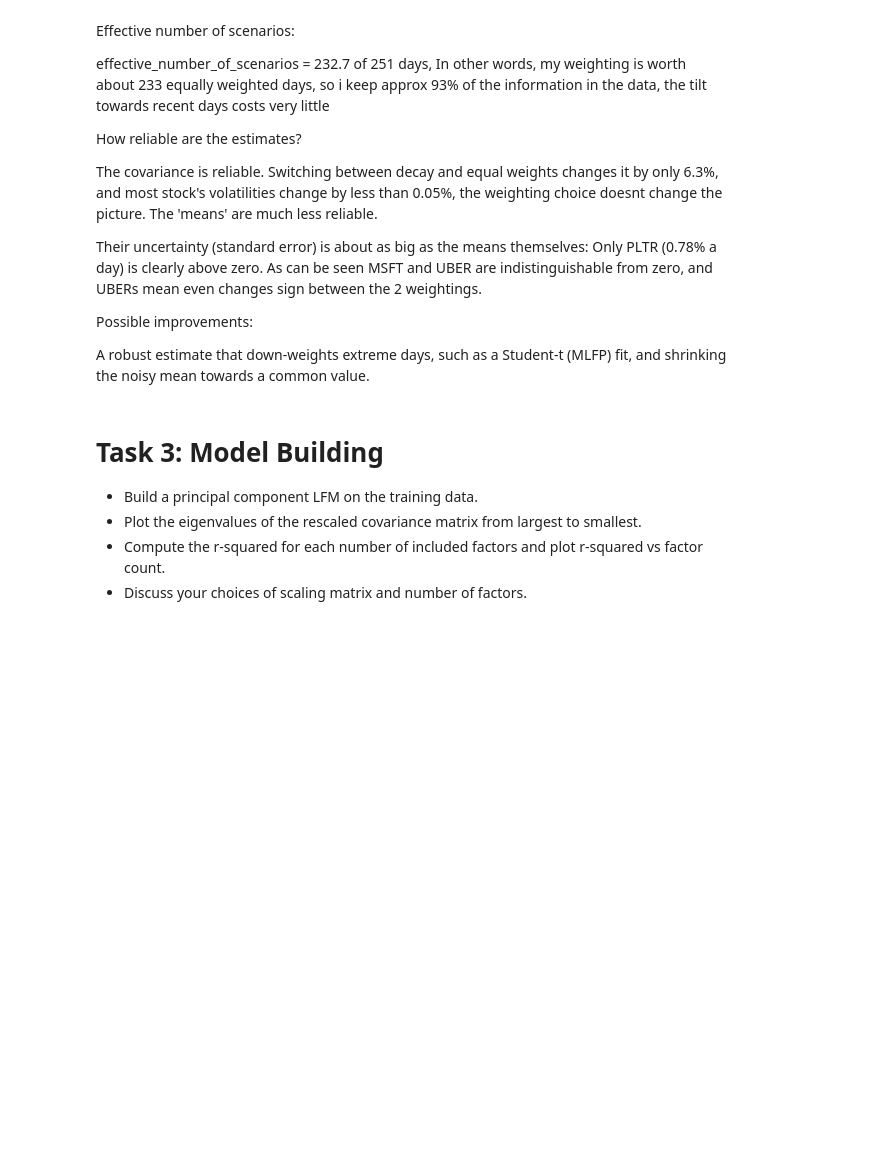
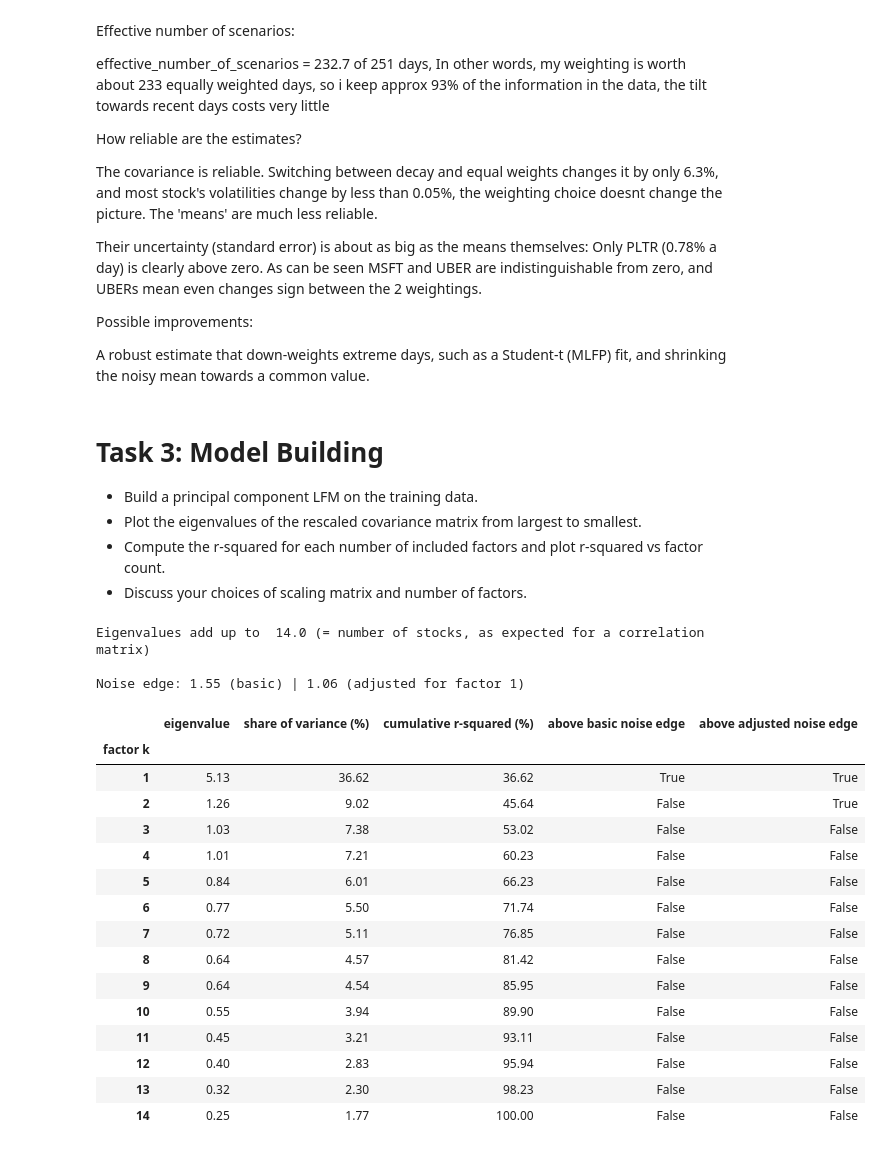
Before and after one commit to Gok-ML-AI/ARPM, a Jupyter notebook: module-01-linear-mean-covariance/Principal-Component-Analysis/pp_orincipal_component_portfolios_of_technology_stocks.ipynb, the cells around one changed output. Drawn from its saved outputs; the diff is of its cells as text; code cells hidden in the pictures; blank space fills up the shorter version.

```diff
--- a/module-01-linear-mean-covariance/Principal-Component-Analysis/pp_orincipal_component_portfolios_of_technology_stocks.ipynb
+++ b/module-01-linear-mean-covariance/Principal-Component-Analysis/pp_orincipal_component_portfolios_of_technology_stocks.ipynb
@@ -398,3 +400,69 @@ and shrinking the noisy mean towards a common value.
 - Plot the eigenvalues of the rescaled covariance matrix from largest to smallest.
 - Compute the r-squared for each number of included factors and plot r-squared vs factor count.
 - Discuss your choices of scaling matrix and number of factors.
+# %%
+# scaling matrix: sigma = Diag(volatilities)
+# sigma
+scale_matrix = np.diag(volatility_hfp)
+# inverse sigma
+inverse_scale_matrix = np.diag(1 / volatility_hfp)
+
+# Rescaled covariance: sigma^-1 * covariance * sigma^-1 (= the HFP correlation matrix)
+rescaled_covariance = inverse_scale_matrix @ covariance_hfp.to_numpy() @ inverse_scale_matrix
+
+# Eigen decomposition
+# eigh returns ascending order
+eigenvalues, eigenvectors = np.linalg.eigh(rescaled_covariance)
+# largest eigenvalue first
+eigenvalues, eigenvectors = eigenvalues[::-1], eigenvectors[:, ::-1]
+
+# Sign convention: make the largest entry (by size) of each eigenvector +ve
+row_of_largest_entry = np.argmax(np.abs(eigenvectors), axis=0)
+columns_to_flip = eigenvectors[row_of_largest_entry, np.arange(number_of_stocks)] < 0
+eigenvectors[:, columns_to_flip] = -eigenvectors[:, columns_to_flip]
+
+# r_squared for k = 1,2,3...,14 factors
+r_squared_by_number_factors = np.cumsum(eigenvalues) / np.sum(eigenvalues)
+
+# Noise edge (Marchenko-Pastur upper edge)
+# q = n_bar / effective_number_of_scenarios
+dimension_ratio = number_of_stocks / effect_num_scenarios_decay
+# assumes noise variance 1
+noise_edge = (1 + np.sqrt(dimension_ratio)) ** 2
+# variance left after factor 1
+noise_variance_adjusted = eigenvalues[1:].mean()
+noise_edge_adjusted = noise_variance_adjusted * (1 + np.sqrt(dimension_ratio)) ** 2
+
+print('Eigenvalues add up to ', eigenvalues.sum().round(4), '(= number of stocks, as expected for a correlation matrix)')
+print()
+print(f'Noise edge: {noise_edge:.2f} (basic) | {noise_edge_adjusted:.2f} (adjusted for factor 1)')
+print()
+
+eigen_table = pd.DataFrame({
+    'eigenvalue': eigenvalues,
+    'share of variance (%)': 100 * eigenvalues / eigenvalues.sum(),
+    'cumulative r-squared (%)': 100 * r_squared_by_number_factors,
+    'above basic noise edge': eigenvalues > noise_edge,
+    'above adjusted noise edge': eigenvalues > noise_edge_adjusted,
+}, index=pd.Index(range(1, number_of_stocks + 1),  name='factor k')).round(2)
+display(eigen_table)
+# %% [output]
+Eigenvalues add up to  14.0 (= number of stocks, as expected for a correlation matrix)
+
+Noise edge: 1.55 (basic) | 1.06 (adjusted for factor 1)
+|  | eigenvalue | share of variance (%) | cumulative r-squared (%) | above basic noise edge | above adjusted noise edge |
+| factor k |  |  |  |  |  |
+| 1 | 5.13 | 36.62 | 36.62 | True | True |
+| 2 | 1.26 | 9.02 | 45.64 | False | True |
+| 3 | 1.03 | 7.38 | 53.02 | False | False |
+| 4 | 1.01 | 7.21 | 60.23 | False | False |
+| 5 | 0.84 | 6.01 | 66.23 | False | False |
+| 6 | 0.77 | 5.50 | 71.74 | False | False |
+| 7 | 0.72 | 5.11 | 76.85 | False | False |
+| 8 | 0.64 | 4.57 | 81.42 | False | False |
+| 9 | 0.64 | 4.54 | 85.95 | False | False |
+| 10 | 0.55 | 3.94 | 89.90 | False | False |
+| 11 | 0.45 | 3.21 | 93.11 | False | False |
+| 12 | 0.40 | 2.83 | 95.94 | False | False |
+| 13 | 0.32 | 2.30 | 98.23 | False | False |
+| 14 | 0.25 | 1.77 | 100.00 | False | False |
```
Also changed, not shown: parts of 4 cells of this notebook, 1 other file.
